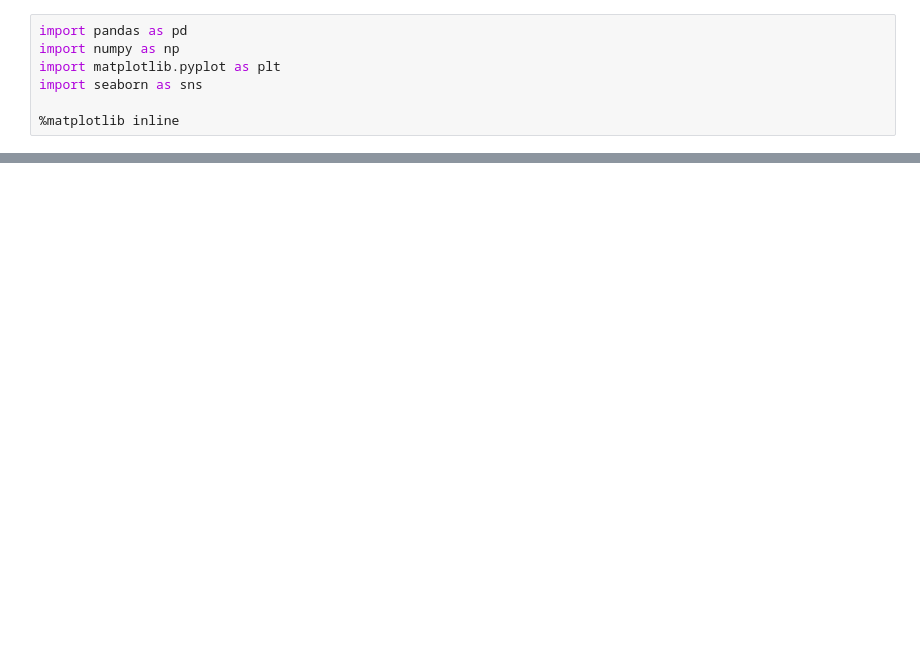
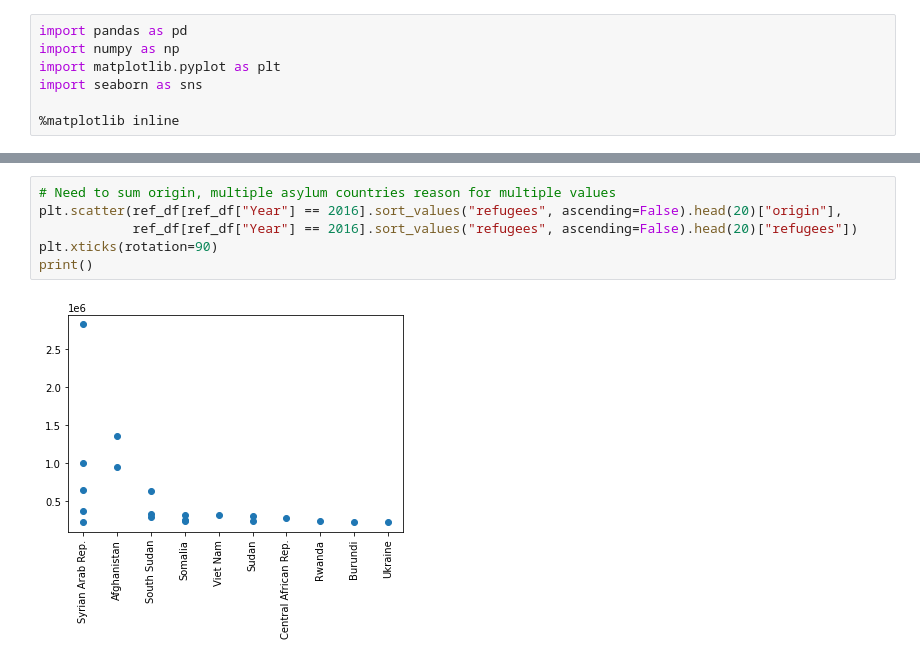
Before and after one commit to nss-data-science-cohort-5/un_exploration-ripplesphere, a Jupyter notebook: notebooks/UN_Data_Refugess.ipynb, the cells around one changed output, grey strips where cells are left out. Drawn from its saved outputs; the diff is of its cells as text; blank space fills up the shorter version.

```diff
--- a/notebooks/UN_Data_Refugess.ipynb
+++ b/notebooks/UN_Data_Refugess.ipynb
@@ -38,0 +45,8 @@ ref_df
+# %%
+# Need to sum origin, multiple asylum countries reason for multiple values
+plt.scatter(ref_df[ref_df["Year"] == 2016].sort_values("refugees", ascending=False).head(20)["origin"],
+            ref_df[ref_df["Year"] == 2016].sort_values("refugees", ascending=False).head(20)["refugees"])
+plt.xticks(rotation=90)
+print()
+# %% [output]
+[figure, added]
```
Also changed, not shown: parts of 8 cells of this notebook.
